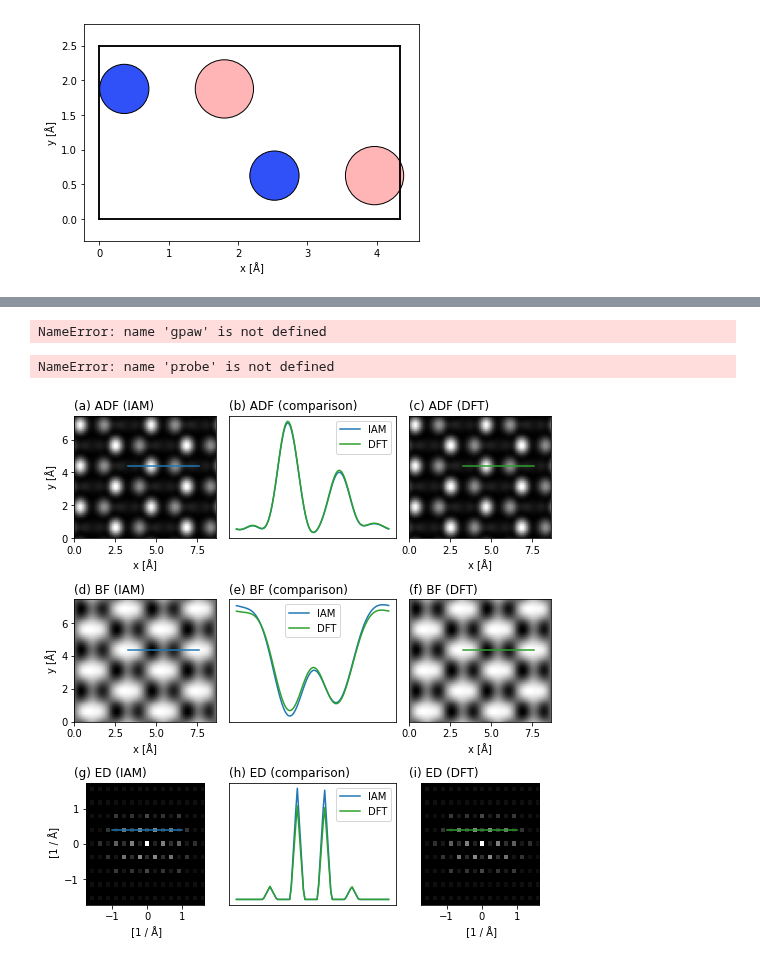
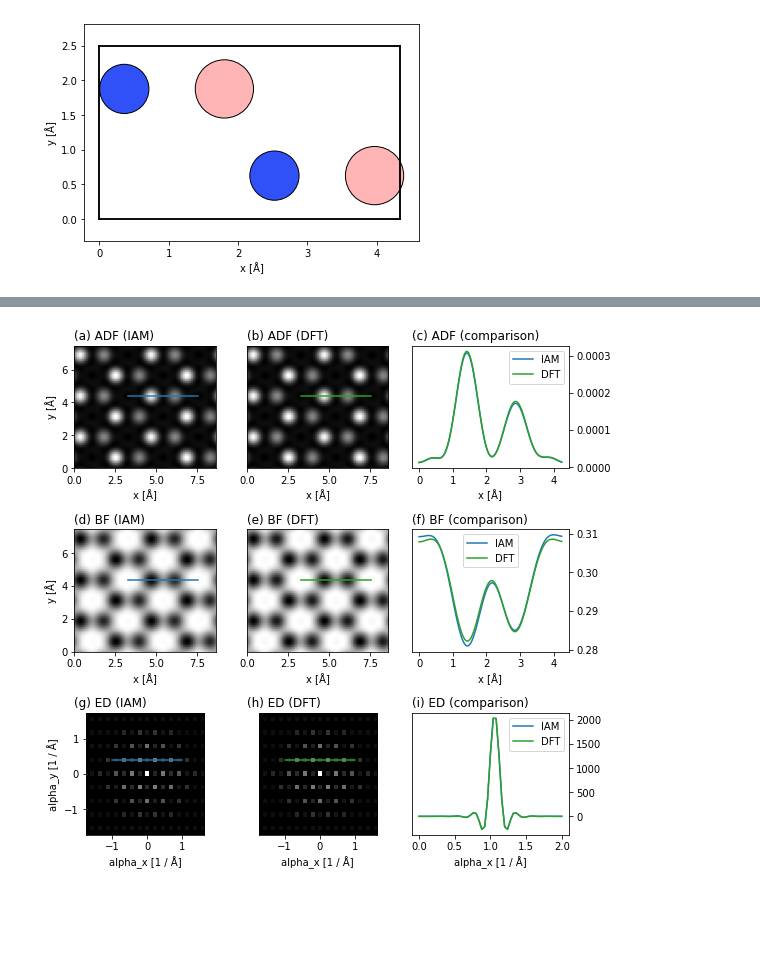
Before and after one commit to abTEM/abTEM, a Jupyter notebook: articles/2021_ORE_abTEM/hBN_DFT_IAM.ipynb, the cells around one changed output, grey strips where cells are left out. Saved outputs shown, nothing was run; the diff lists cells and outputs as text; code cells hidden in the pictures; blank space fills up the shorter version.

```diff
--- a/articles/2021_ORE_abTEM/hBN_DFT_IAM.ipynb
+++ b/articles/2021_ORE_abTEM/hBN_DFT_IAM.ipynb
@@ -48,6 +48,12 @@ from abtem.transfer import scherzer_defocus
 
 potential_dft = GPAWPotential(gpaw, sampling=.04)
 potential_iam = Potential(atoms, gpts=potential_dft.gpts, sampling=.04)
+
+# Tile the potentials of the small unit cell to accommodate the full probe.
+# While one could first tile the atoms and then create the potential for the larger cell,
+# this would be quite expensive in terms of the required DFT calculation!
+potential_dft = potential_dft.build().tile((2, 3))
+potential_iam = potential_iam.build().tile((2, 3))
 
 # Create near-ideal scanning probe.
 alpha = 31.5
@@ -60,20 +66,16 @@ probe = Probe(energy=E, semiangle_cutoff=alpha, defocus=df, Cs=Csval)
 # Match probe grid to the DFT potential grid.
 probe.grid.match(potential_dft)
 
-# Scan the entire cell at slightly below Nyquist sampling.
-gridscan = GridScan(start=[0, 0], end=[atoms.cell[0][0], atoms.cell[1][1]], sampling=probe.ctf.nyquist_sampling*0.9)
+# Scan the unit cell at slightly below Nyquist sampling.
+gridscan = GridScan(start=[0,0], end=[atoms.cell[0][0], atoms.cell[1][1]], sampling=probe.ctf.nyquist_sampling*0.9)
 
 # Define bright and dark field annular detectors.
 bf_detector = AnnularDetector(inner=0, outer=alpha/2)
 adf_detector = AnnularDetector(inner=3*alpha, outer=4*alpha)
-# %% [output]
-NameError: name 'gpaw' is not defined
 # %%
 # Running the multislice simulation for both potentials takes less than a minute.
 measurements_iam = probe.scan(gridscan, [bf_detector, adf_detector], potential_iam)
-#measurements_dft = probe.scan(gridscan, [bf_detector, adf_detector], potential_dft)
+measurements_dft = probe.scan(gridscan, [bf_detector, adf_detector], potential_dft)
-# %% [output]
-NameError: name 'probe' is not defined
 # %%
 # The detectors are indexed in the order they were defined.
 #
@@ -120,51 +116,51 @@ l_diff_dft = diff_dft.interpolate_line(dstart, dend, sampling=0.04, interpolatio
 # %%
 # Plot a figure of the results.
 
 from matplotlib import pyplot as plt
 
-fig, axes = plt.subplots(3, 3, figsize=(9,9), gridspec_kw={'hspace': 0.5, 'wspace': 0.0})
+fig, axes = plt.subplots(3, 3, figsize=(9,9), gridspec_kw={'hspace': 0.5, 'wspace': 0.1})
 
 adf_iam.show(ax=axes[0,0])
-adf_dft.show(ax=axes[0,2])
-l_adf_iam.show(ax=axes[0,1], color='tab:blue', label='IAM')
-l_adf_dft.show(ax=axes[0,1], color='tab:green', label='DFT')
-axes[0,0].plot(xc, yc, 'tab:blue')
-axes[0,2].plot(xc, yc, 'tab:green')
+adf_dft.show(ax=axes[0,1])
+l_adf_iam.add_to_mpl_plot(ax=axes[0,0], color='tab:blue')
+l_adf_dft.add_to_mpl_plot(ax=axes[0,1], color='tab:green')
+l_adf_iam.show(ax=axes[0,2], color='tab:blue', label='IAM')
+l_adf_dft.show(ax=axes[0,2], color='tab:green', label='DFT')
 
 axes[0,0].set_title('(a) ADF (IAM)', x=0, ha='left')
-axes[0,1].set_title('(b) ADF (comparison)', x=0, ha='left')
-axes[0,2].set_title('(c) ADF (DFT)', x=0, ha='left')
-axes[0,2].yaxis.set_visible(False)
+axes[0,1].set_title('(b) ADF (DFT)', x=0, ha='left')
+axes[0,1].yaxis.set_visible(False)
+axes[0,2].set_title('(c) ADF (comparison)', x=0, ha='left')
 
 bf_iam.show(ax=axes[1,0])
-bf_dft.show(ax=axes[1,2])
-l_bf_iam.show(ax=axes[1,1], color='tab:blue', label='IAM')
-l_bf_dft.show(ax=axes[1,1], color='tab:green', label='DFT')
-axes[1,0].plot(xc, yc, 'tab:blue')
-axes[1,2].plot(xc, yc, 'tab:green')
+bf_dft.show(ax=axes[1,1])
+l_bf_iam.add_to_mpl_plot(ax=axes[1,0], color='tab:blue')
+l_bf_dft.add_to_mpl_plot(ax=axes[1,1], color='tab:green')
+l_bf_iam.show(ax=axes[1,2], color='tab:blue', label='IAM')
+l_bf_dft.show(ax=axes[1,2], color='tab:green', label='DFT')
 
 axes[1,0].set_title('(d) BF (IAM)', x=0, ha='left')
-axes[1,1].set_title('(e) BF (comparison)', x=0, ha='left')
-axes[1,2].set_title('(f) BF (DFT)', x=0, ha='left')
-axes[1,2].yaxis.set_visible(False)
+axes[1,1].set_title('(e) BF (DFT)', x=0, ha='left')
+axes[1,1].yaxis.set_visible(False)
+axes[1,2].set_title('(f) BF (comparison)', x=0, ha='left')
 
 diff_iam.show(ax=axes[2,0], power=0.08)
-diff_dft.show(ax=axes[2,2], power=0.08)
-axes[2,0].plot(dxc, dyc, color='tab:blue')
-axes[2,2].plot(dxc, dyc, color='tab:green')
-l_diff_iam.show(ax=axes[2,1], color='tab:blue', label='IAM')
-l_diff_dft.show(ax=axes[2,1], color='tab:green', label='DFT')
+diff_dft.show(ax=axes[2,1], power=0.08)
+l_diff_iam.add_to_mpl_plot(ax=axes[2,0], color='tab:blue')
+l_diff_dft.add_to_mpl_plot(ax=axes[2,1], color='tab:green')
+l_diff_iam.show(ax=axes[2,2], color='tab:blue', label='IAM')
+l_diff_dft.show(ax=axes[2,2], color='tab:green', label='DFT')
 
 axes[2,0].set_title('(g) ED (IAM)', x=-0.1, ha='left')
-axes[2,1].set_title('(h) ED (comparison)', x=0, ha='left')
-axes[2,2].set_title('(i) ED (DFT)', x=-0.1, ha='left')
-axes[2,2].yaxis.set_visible(False)
+axes[2,1].set_title('(h) ED (DFT)', x=-0.1, ha='left')
+axes[2,1].yaxis.set_visible(False)
+axes[2,2].set_title('(i) ED (comparison)', x=0, ha='left')
 
-for ax in (axes[0,1], axes[1,1], axes[2,1]):
-    ax.set_yticks([])
-    ax.xaxis.set_visible(False)
+for ax in (axes[0,2], axes[1,2], axes[2,2]):
+    ax.yaxis.tick_right()
+    #ax.xaxis.set_visible(False)
     ax.legend()
 
 plt.savefig('hBN.pdf')
 # %% [output]
-[figure, old version]
+[figure, new version]
```
Also changed, not shown: parts of 3 cells of this notebook.
